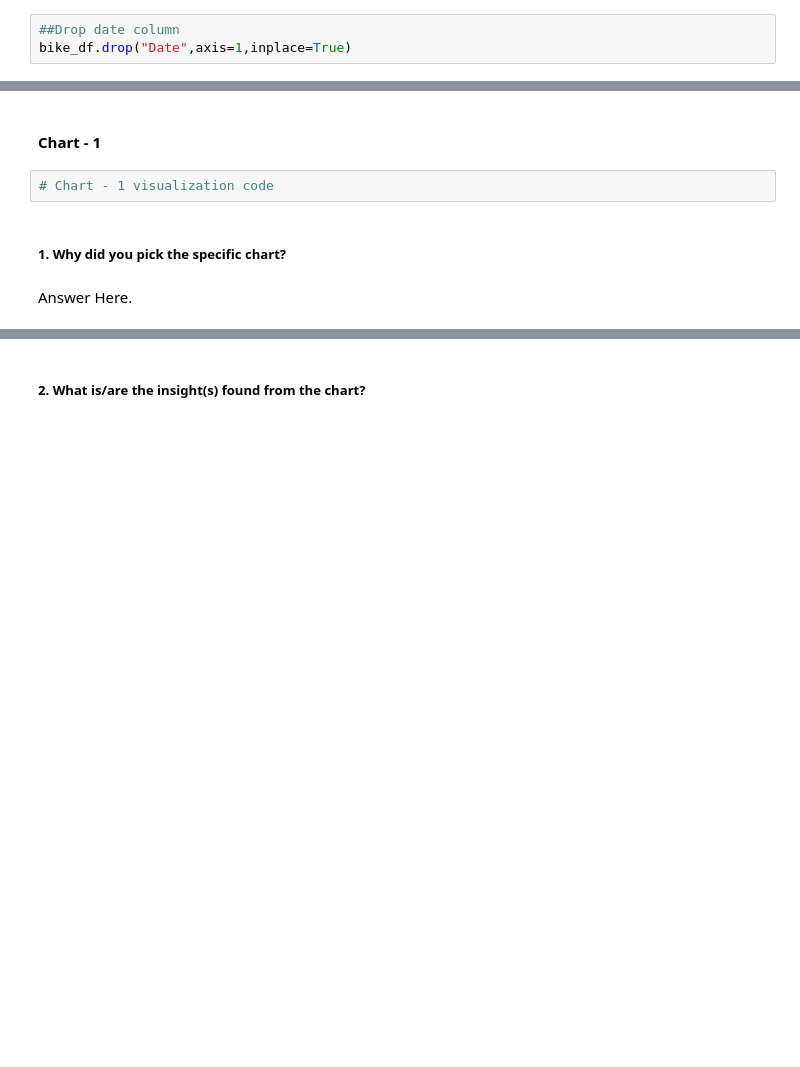
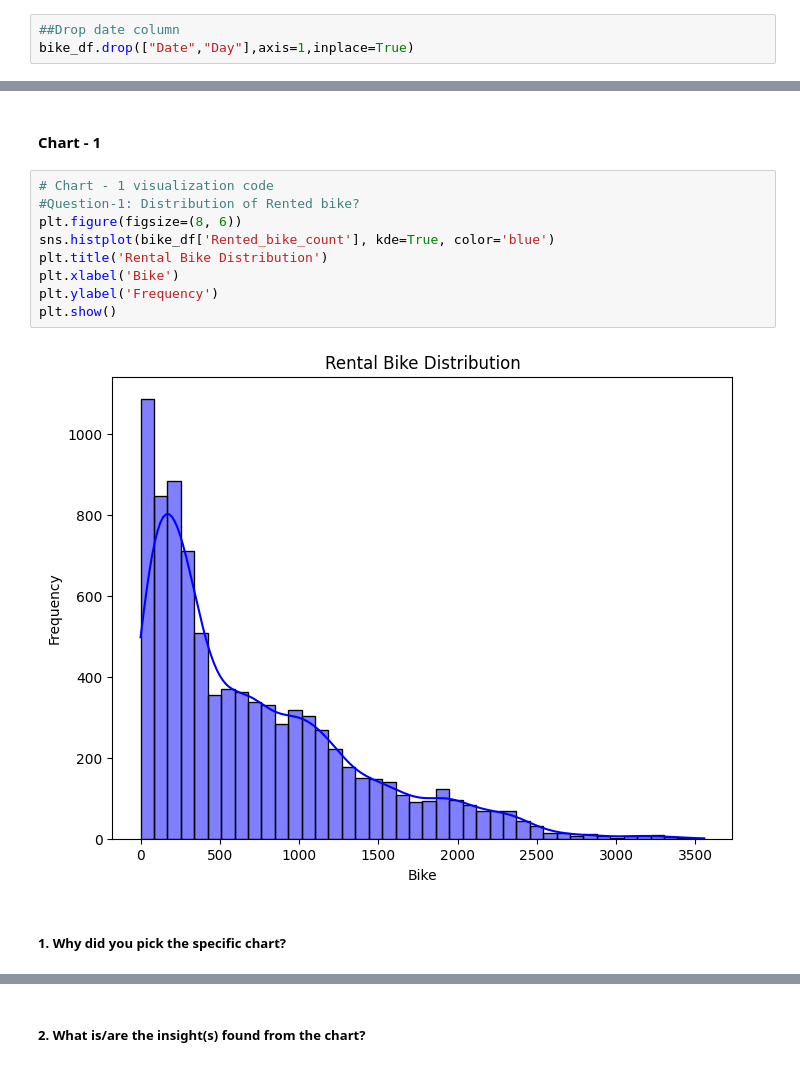
Before and after one commit to rashmi0852/Bike_Sharing_Demand_Prediction, a Jupyter notebook: Indivisual_Notebook.ipynb, the cells around one changed output, grey strips where cells are left out. Cells and saved outputs as stored; diff of their text form; blank space fills up the shorter version.

```diff
--- a/Indivisual_Notebook.ipynb
+++ b/Indivisual_Notebook.ipynb
@@ -258,7 +301,7 @@ bike_df.head(5)
 | 4 | 2017-01-12 | 78 | 4 | -6.0 | 36 | 2.3 | 2000 | ... |
 # %%
 ##Drop date column
-bike_df.drop("Date",axis=1,inplace=True)
+bike_df.drop(["Date","Day"],axis=1,inplace=True)
 # %% [markdown]
 ## ***2. Understanding Your Variables***
 # %%
@@ -429,9 +568,16 @@ Answer Here.
 ## ***4. Data Vizualization, Storytelling & Experimenting with charts : Understand the relationships between variables***
 # %% [markdown]
 #### Chart - 1
-# %%
-# Chart - 1 visualization code
+# %%
+# Chart - 1 visualization code
+#Question-1: Distribution of Rented bike?
+plt.figure(figsize=(8, 6))
+sns.histplot(bike_df['Rented_bike_count'], kde=True, color='blue')
+plt.title('Rental Bike Distribution')
+plt.xlabel('Bike')
+plt.ylabel('Frequency')
+plt.show()
+# %% [output]
+[figure, added]
 # %% [markdown]
 ##### 1. Why did you pick the specific chart?
-# %% [markdown]
-Answer Here.
```
Also changed, not shown: parts of 41 cells of this notebook.
